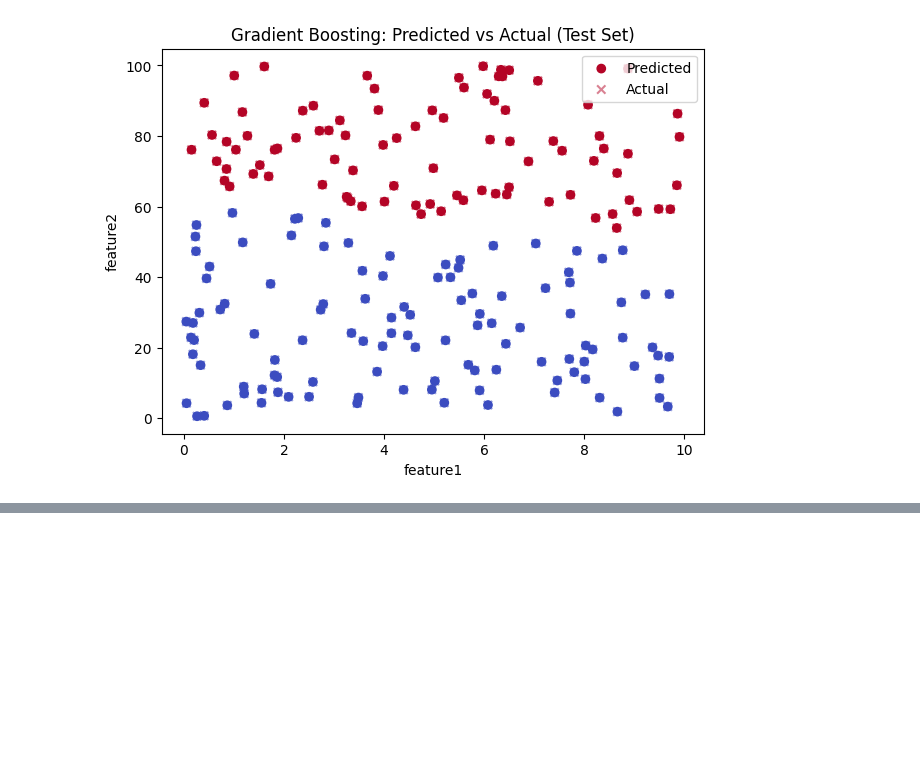
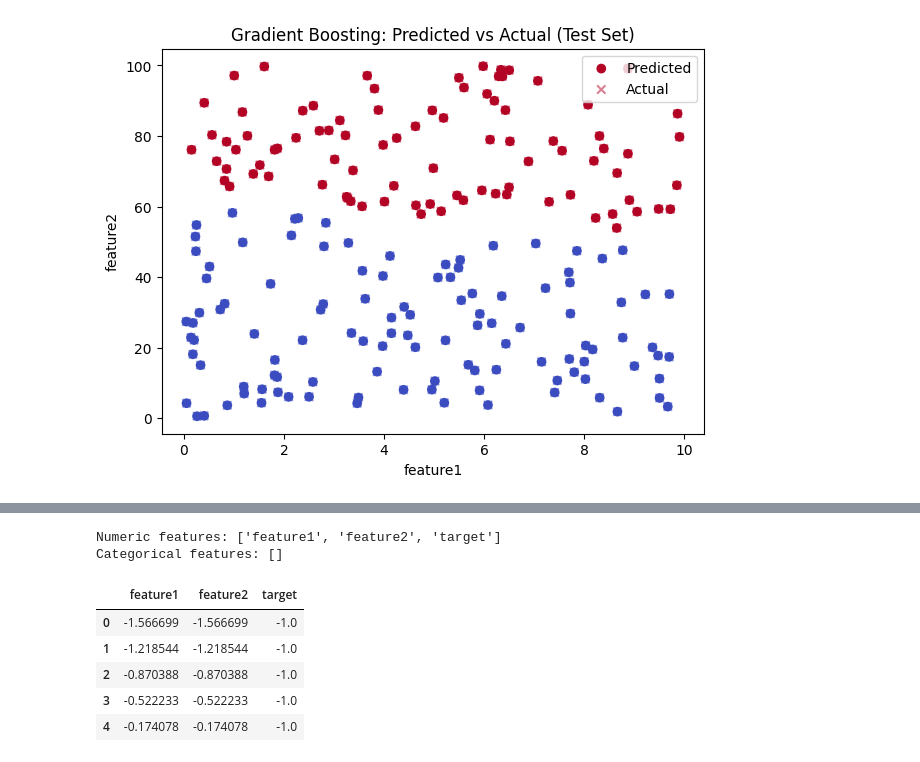
Before and after one commit to Ahmet-Acik/aI_mL_practice_project, a Jupyter notebook: notebooks/example_exploration.ipynb, the cells around one changed output, grey strips where cells are left out. Cells and saved outputs as stored; diff of their text form; code cells hidden in the pictures; blank space fills up the shorter version.

Commit message:
Add feature engineering example with data preprocessing steps

```diff
--- a/notebooks/example_exploration.ipynb
+++ b/notebooks/example_exploration.ipynb
@@ -243,0 +255,46 @@ Gradient Boosting Accuracy: 1.00
+# %%
+# Import all required libraries for the notebook
+import pandas as pd
+from sklearn.preprocessing import StandardScaler, OneHotEncoder
+from sklearn.compose import ColumnTransformer
+from sklearn.pipeline import Pipeline
+import numpy as np
+
+# Example: Load data (replace with your file path)
+df = pd.read_csv('../data/sample_data.csv')
+
+# Identify numeric and categorical columns
+numeric_features = df.select_dtypes(include=['int64', 'float64']).columns.tolist()
+categorical_features = df.select_dtypes(include=['object', 'category']).columns.tolist()
+print('Numeric features:', numeric_features)
+print('Categorical features:', categorical_features)
+
+# Create a feature engineering pipeline
+numeric_transformer = StandardScaler()
+categorical_transformer = OneHotEncoder(handle_unknown='ignore')
+
+preprocessor = ColumnTransformer(
+    transformers=[
+        ('num', numeric_transformer, numeric_features),
+        ('cat', categorical_transformer, categorical_features)
+    ]
+)
+
+# Fit and transform the data
+X_processed = preprocessor.fit_transform(df)
+
+# Get feature names after transformation
+# Since there are no categorical features, only use numeric feature names
+all_feature_names = numeric_features
+
+X_processed_df = pd.DataFrame(X_processed, columns=all_feature_names)
+X_processed_df.head()
+# %% [output]
+Numeric features: ['feature1', 'feature2', 'target']
+Categorical features: []
+|  | feature1 | feature2 | target |
+| 0 | -1.566699 | -1.566699 | -1.0 |
+| 1 | -1.218544 | -1.218544 | -1.0 |
+| 2 | -0.870388 | -0.870388 | -1.0 |
+| 3 | -0.522233 | -0.522233 | -1.0 |
+| 4 | -0.174078 | -0.174078 | -1.0 |
```
Also changed, not shown: parts of 1 cell of this notebook.
